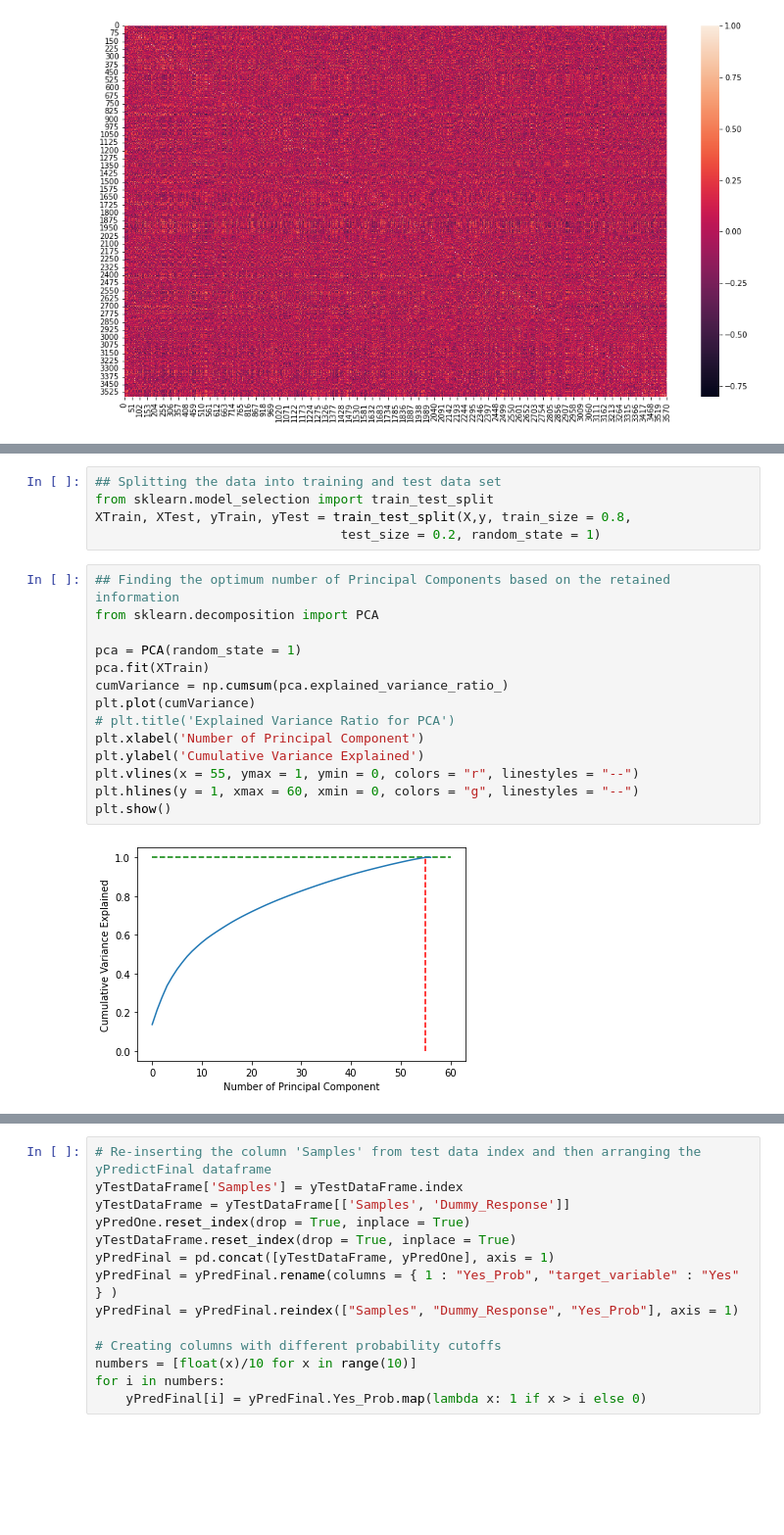
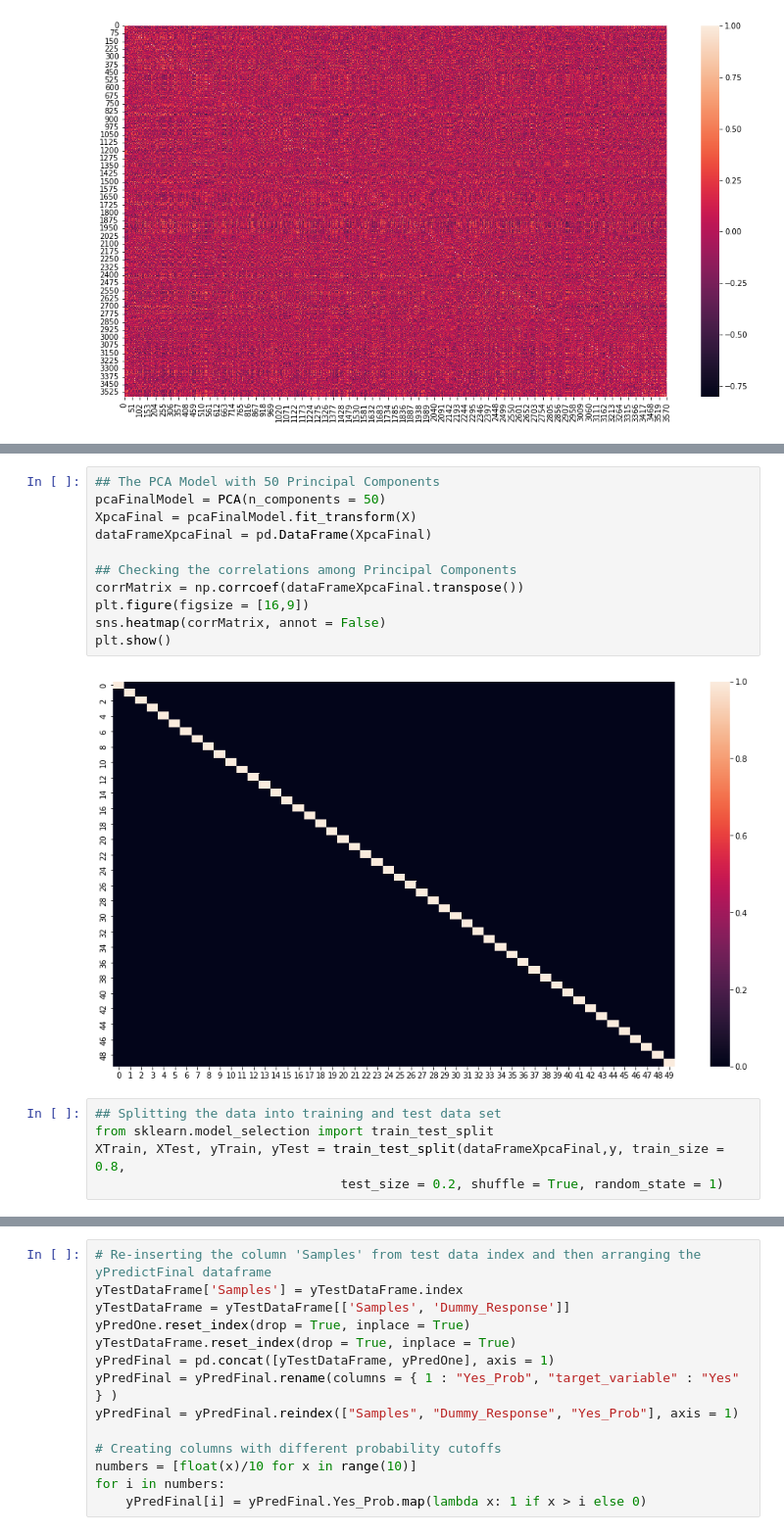
Before and after one commit to bindubritta/STAT5320, a Jupyter notebook: PCLR.ipynb, the cells around one changed output, grey strips where cells are left out. Shown at 98% size. Cells and saved outputs as stored; diff of their text form; blank space fills up the shorter version.

```diff
--- a/PCLR.ipynb
+++ b/PCLR.ipynb
@@ -48,21 +80,18 @@ plt.show()
+# %%
+## The PCA Model with 50 Principal Components
+pcaFinalModel = PCA(n_components = 50)
+XpcaFinal = pcaFinalModel.fit_transform(X)
+dataFrameXpcaFinal = pd.DataFrame(XpcaFinal)
+
+## Checking the correlations among Principal Components
+corrMatrix = np.corrcoef(dataFrameXpcaFinal.transpose())
+plt.figure(figsize = [16,9])
+sns.heatmap(corrMatrix, annot = False)
+plt.show()
+# %% [output]
+[figure, added]
 # %%
 ## Splitting the data into training and test data set
 from sklearn.model_selection import train_test_split
-XTrain, XTest, yTrain, yTest = train_test_split(X,y, train_size = 0.8,
-                                test_size = 0.2, random_state = 1)
+XTrain, XTest, yTrain, yTest = train_test_split(dataFrameXpcaFinal,y, train_size = 0.8,
+                                test_size = 0.2, shuffle = True, random_state = 1)
-# %%
-## Finding the optimum number of Principal Components based on the retained information
-from sklearn.decomposition import PCA
-
-pca = PCA(random_state = 1)
-pca.fit(XTrain)
-cumVariance = np.cumsum(pca.explained_variance_ratio_)
-plt.plot(cumVariance)
-# plt.title('Explained Variance Ratio for PCA')
-plt.xlabel('Number of Principal Component')
-plt.ylabel('Cumulative Variance Explained')
-plt.vlines(x = 55, ymax = 1, ymin = 0, colors = "r", linestyles = "--")
-plt.hlines(y = 1, xmax = 60, xmin = 0, colors = "g", linestyles = "--")
-plt.show()
-# %% [output]
-[figure, removed]
```
Also changed, not shown: parts of 10 cells of this notebook.
